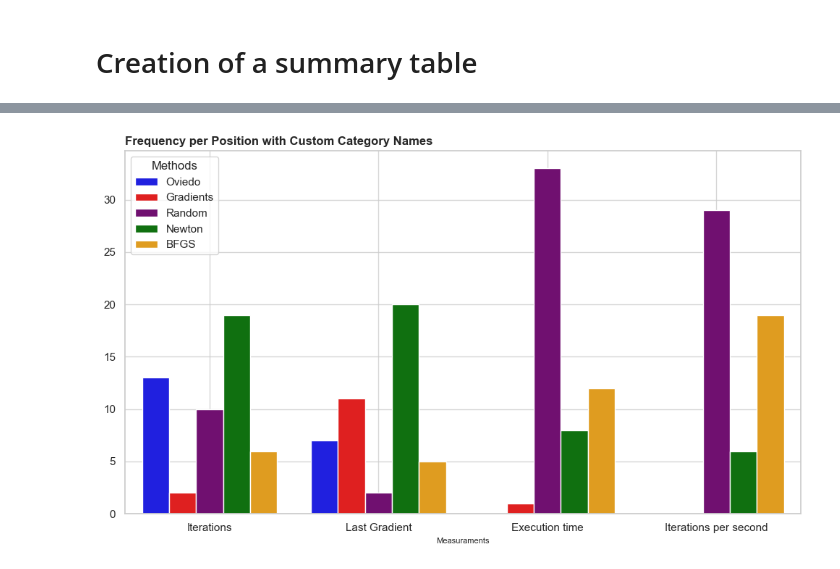
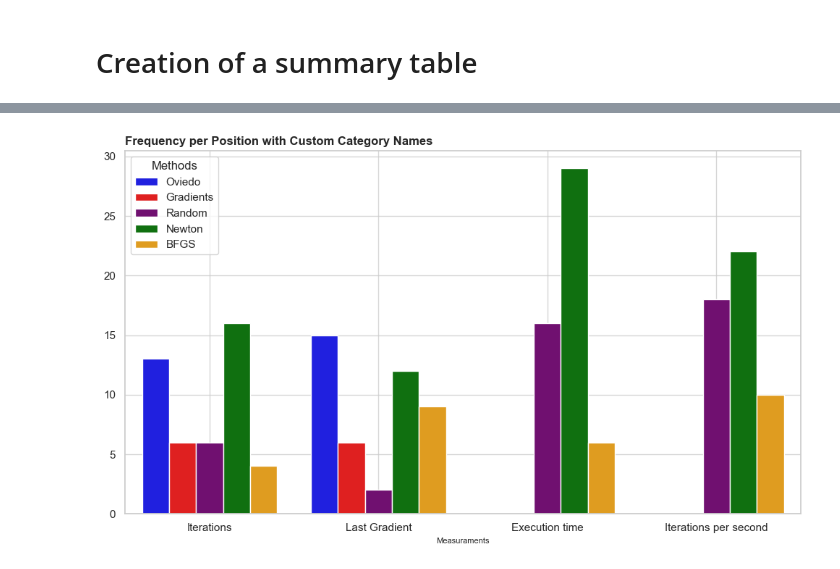
Before and after one commit to Qntmth-uv/NAMG-Method, a Jupyter notebook: creating_tables.ipynb, the cells around one changed output, grey strips where cells are left out. Drawn from its saved outputs; the diff is of its cells as text; code cells hidden in the pictures.

Commit message:
[#22] Added general support to line-search methods in all the propouses

```diff
--- a/creating_tables.ipynb
+++ b/creating_tables.ipynb
@@ -144,24 +344,27 @@ for w in [3]:
 # %% [markdown]
 # Creation of a summary table
 # %%
-cellcolors = ["\\cellcolor{blue!20}O", "\\cellcolor{red!20}G", "\\cellcolor{purple!20}R", "\\cellcolor{green!20}N", "\\cellcolor{yellow!20}B"]
-indices_values = [[], [], [], []]
-default_values = [1000, 0, np.inf, np.inf, np.inf]
-
+cellcolors = ["\\cellcolor{blue!20}A", "\\cellcolor{red!20}G", "\\cellcolor{purple!20}R", "\\cellcolor{green!20}N", "\\cellcolor{yellow!20}B"]
+indices_values = [[], [], [], [], []]
+default_values = [None, 1000, 0, np.inf, np.inf, np.inf, ]
+printed_values = 0
 
 for (i, problem) in enumerate(names_frames):
-    print(problem, end=" & ")
-    for w in range(0, 4):
-        if w in [0,1,2]:
+    s = problem + " & "
+    for w in range(1, 5):
+        if w in [1, 2, 3]:
             best_value_index = result_matrix[w, i, :].argmin()
         else:
             best_value_index = result_matrix[w, i, :].argmax()
-        if w != 3:
-            print(cellcolors[best_value_index], end=" & ")
+        if w != 4:
+            s += cellcolors[best_value_index] + " & "
         else:
-            print(cellcolors[best_value_index], end="")
+            s += cellcolors[best_value_index]
         if result_matrix[w, i, best_value_index] != default_values[w]:
             indices_values[w].append(int(best_value_index))
-    print("\\"+"\\")
-    print(i)
+    s += "\\\\"
+    print(s)
+    printed_values += 1
+
+print("Total lines printed", printed_values)
 # %% [output]
@@ -265,7 +405,7 @@ varibles = ["Iterations", "Last Gradient", "Execution time", "Iterations per sec
 
 # 3. Convert to Long-Format DataFrame and apply the names
 data_list = []
-for i, sublist in enumerate(indices_values):
+for i, sublist in enumerate(indices_values[1:]):
     for value in sublist:
         data_list.append({
             'Element': varibles[i],
@@ -279,32 +419,32 @@ color_dict = {
     'Gradients': 'red',
     'Random': 'purple',
     'Newton': 'green',
     'BFGS': 'orange'
 }
 
 # 5. Plotting
 sns.set_theme(style="whitegrid")
 plt.figure(figsize=(10, 6))
 
 ax = sns.countplot(
     data=df,
     x='Element',
     hue='Label',
     palette=color_dict,
     hue_order=list(name_map.values()) # Keeps categories in order A -> E
 )
 
 plt.title('Frequency per Position with Custom Category Names', fontdict={"fontsize":12}, fontweight='bold', loc="left")
 plt.xlabel('Measuraments', fontdict={"fontsize":8})
 plt.ylabel('')
 plt.grid(alpha=0.8)
 plt.legend(title='Methods', loc='upper left')
 plt.tight_layout()
 
 #Save plot (For Poster)
 #plt.savefig("images/countplot_solvedProblems.jpg", dpi=1200)
 
 #Save plot (For thesis)
-plt.savefig("images/countplot_solvedProblems.svg")
+#plt.savefig("images/countplot_solvedProblems.svg")
 # %% [output]
-[figure, old version]
+[figure, new version]
```
Also changed, not shown: parts of 7 cells of this notebook, 7 other files.
